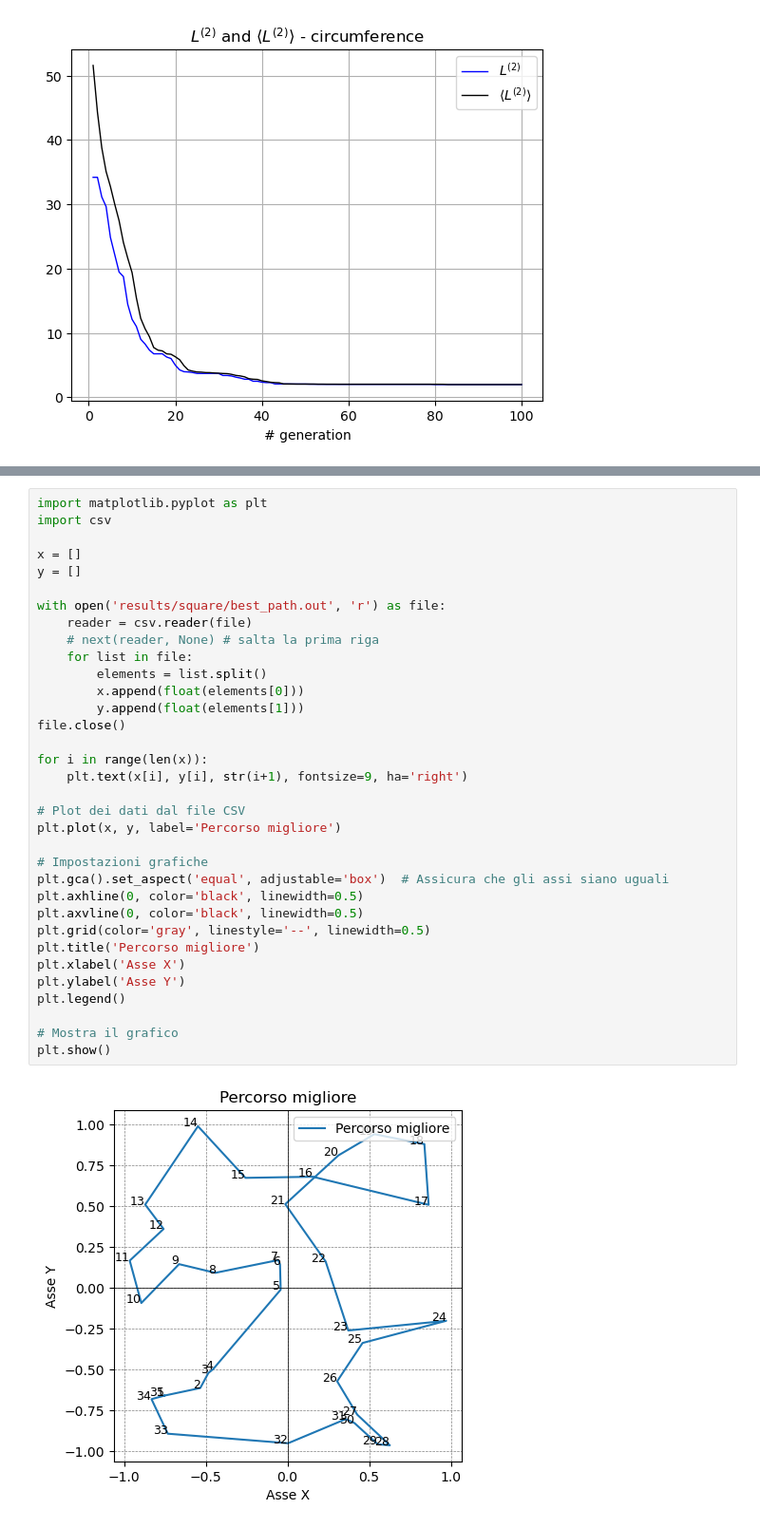
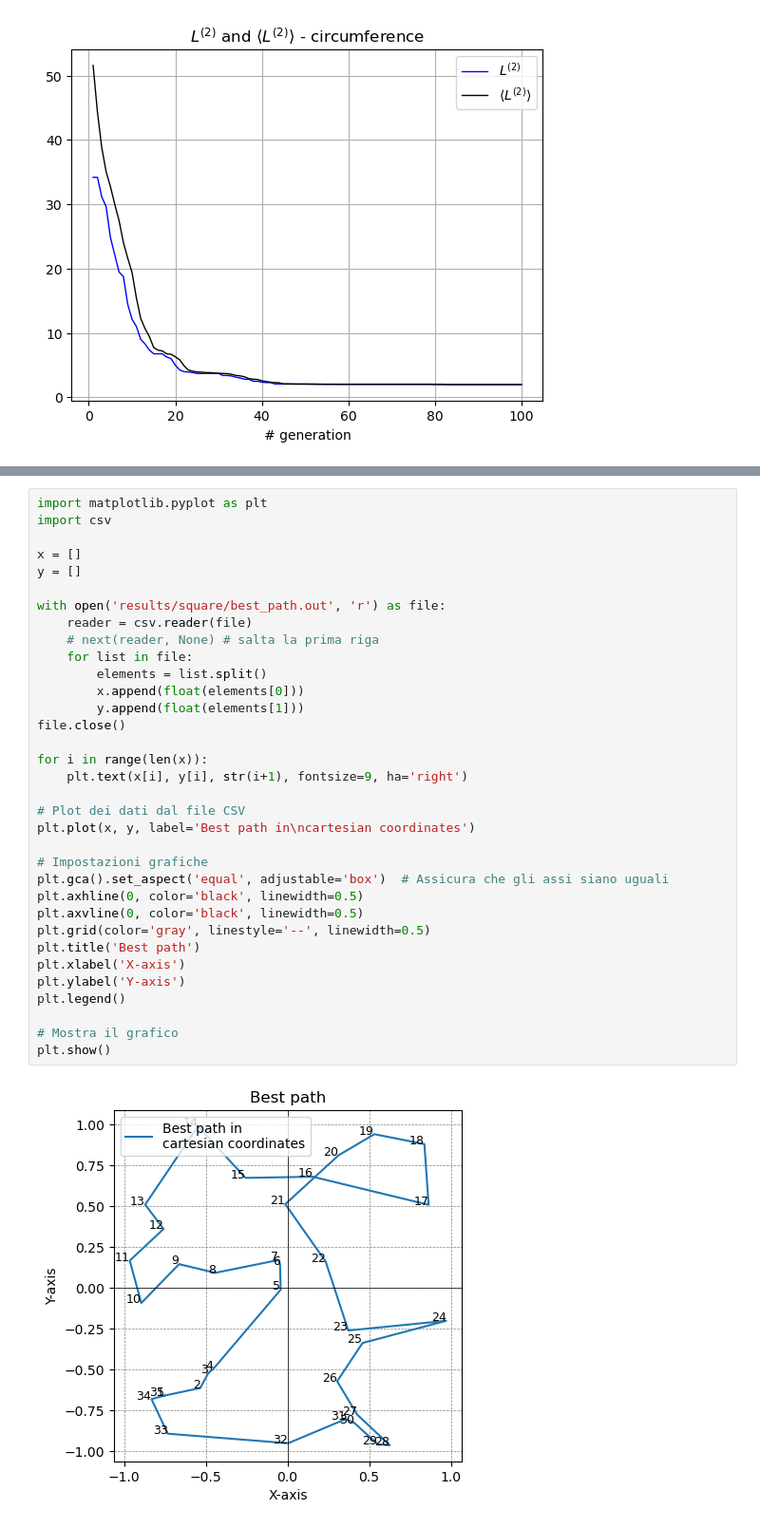
Before and after one commit to edoiannu/LSN_Exercises_Iannucci, a Jupyter notebook: Exercises_09/LSN_Exercises_09.ipynb, the cells around one changed output, grey strips where cells are left out. Shown at 95% size. Saved outputs shown, nothing was run; the diff lists cells and outputs as text.

```diff
--- a/Exercises_09/LSN_Exercises_09.ipynb
+++ b/Exercises_09/LSN_Exercises_09.ipynb
@@ -246,35 +246,35 @@ plt.show()
 import matplotlib.pyplot as plt
 import csv
 
 x = []
 y = []
 
 with open('results/square/best_path.out', 'r') as file:
     reader = csv.reader(file)
     # next(reader, None) # salta la prima riga
     for list in file:
         elements = list.split()
         x.append(float(elements[0]))
         y.append(float(elements[1]))
 file.close()
 
 for i in range(len(x)):
     plt.text(x[i], y[i], str(i+1), fontsize=9, ha='right')
 
 # Plot dei dati dal file CSV
-plt.plot(x, y, label='Percorso migliore')
+plt.plot(x, y, label='Best path in\ncartesian coordinates')
 
 # Impostazioni grafiche
 plt.gca().set_aspect('equal', adjustable='box')  # Assicura che gli assi siano uguali
 plt.axhline(0, color='black', linewidth=0.5)
 plt.axvline(0, color='black', linewidth=0.5)
 plt.grid(color='gray', linestyle='--', linewidth=0.5)
-plt.title('Percorso migliore')
-plt.xlabel('Asse X')
-plt.ylabel('Asse Y')
+plt.title('Best path')
+plt.xlabel('X-axis')
+plt.ylabel('Y-axis')
 plt.legend()
 
 # Mostra il grafico
 plt.show()
 # %% [output]
-[figure, old version]
+[figure, new version]
```
Also changed, not shown: parts of 2 cells of this notebook.
